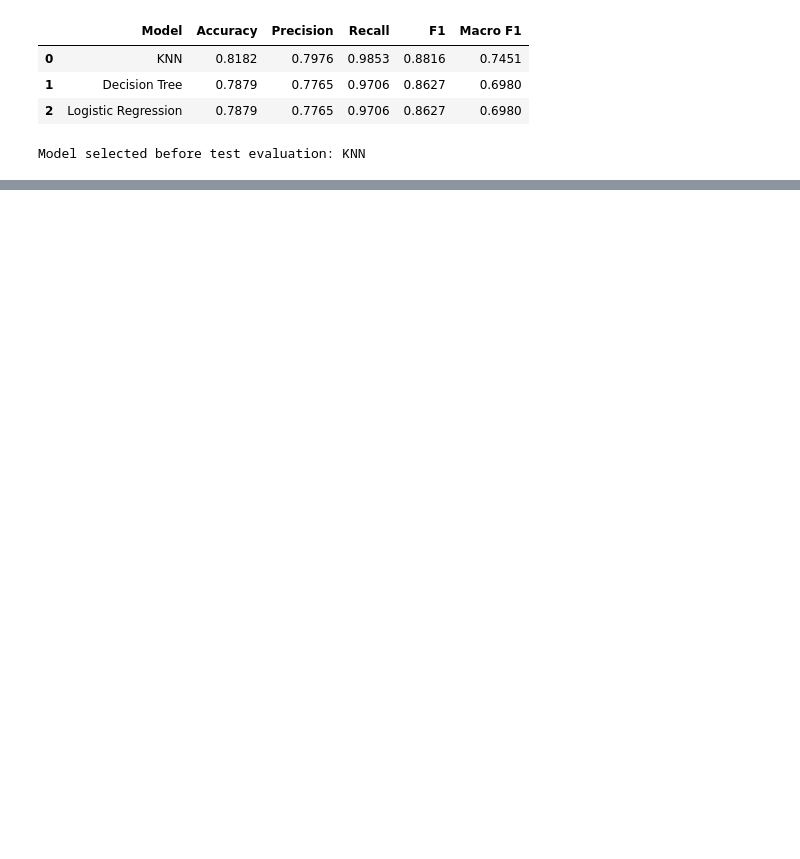
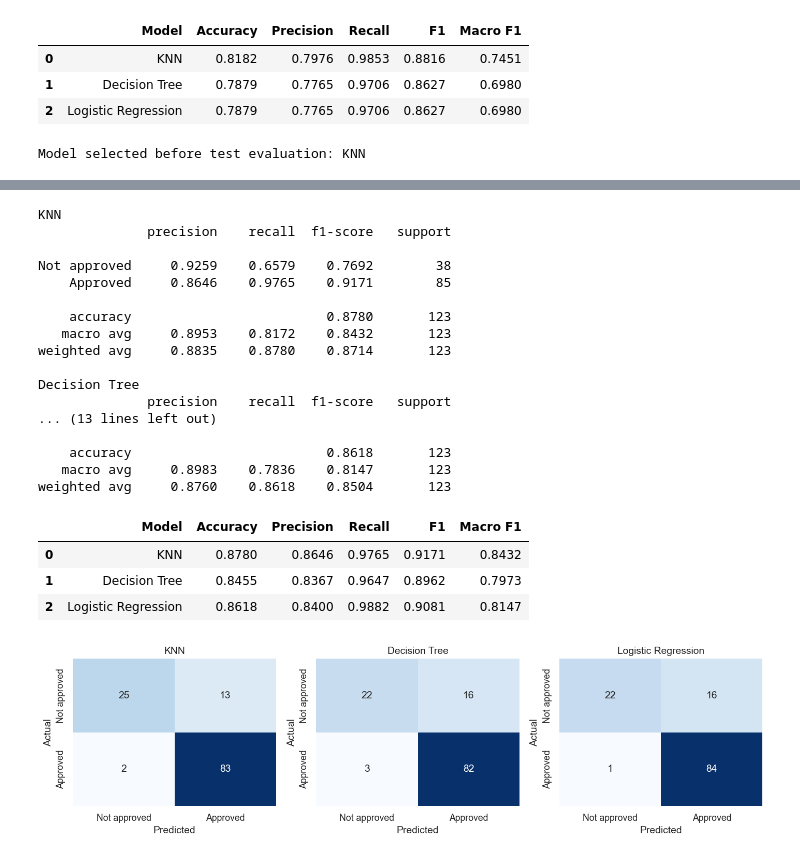
Before and after one commit to fayzliaqat/week3-supervised-models, a Jupyter notebook: week3_supervised_models.ipynb, the cells around one changed output, grey strips where cells are left out. Drawn from its saved outputs; the diff is of its cells as text; code cells hidden in the pictures; blank space fills up the shorter version.

Commit message:
Add model evaluation and Linear Regression comparison

```diff
--- a/week3_supervised_models.ipynb
+++ b/week3_supervised_models.ipynb
@@ -391,0 +464,54 @@ Model selected before test evaluation: KNN
+# %%
+modelResults = []
+for modelName, predictions in testPredictions.items():
+    modelResults.append(calculateScores(modelName, testTarget, predictions))
+
+    reportText = classification_report(
+        testTarget, predictions, labels=[0, 1],
+        target_names=["Not approved", "Approved"], digits=4, zero_division=0
+    )
+    print(modelName)
+    print(reportText)
+    reportFileName = modelName.lower().replace(" ", "_") + "_classification_report.txt"
+    (outputDir / reportFileName).write_text(reportText, encoding="utf-8")
+
+comparisonTable = pd.DataFrame(modelResults)
+display(comparisonTable.round(4))
+comparisonTable.to_csv(outputDir / "model_comparison.csv", index=False)
+
+fig, axes = plt.subplots(1, 3, figsize=(13, 3.7))
+for axis, modelName in zip(axes, finalModels):
+    modelMatrix = confusion_matrix(testTarget, testPredictions[modelName], labels=[0, 1])
+    sns.heatmap(modelMatrix, annot=True, fmt="d", cmap="Blues", cbar=False,
+                xticklabels=["Not approved", "Approved"],
+                yticklabels=["Not approved", "Approved"], ax=axis)
+    axis.set_title(modelName)
+    axis.set_xlabel("Predicted")
+    axis.set_ylabel("Actual")
+plt.tight_layout()
+plt.savefig(outputDir / "confusion_matrices.png", dpi=180)
+plt.show()
+plt.close()
+# %% [output]
+KNN
+              precision    recall  f1-score   support
+
+Not approved     0.9259    0.6579    0.7692        38
+    Approved     0.8646    0.9765    0.9171        85
+
+    accuracy                         0.8780       123
+   macro avg     0.8953    0.8172    0.8432       123
+weighted avg     0.8835    0.8780    0.8714       123
+
+Decision Tree
+              precision    recall  f1-score   support
+... (13 lines left out)
+
+    accuracy                         0.8618       123
+   macro avg     0.8983    0.7836    0.8147       123
+weighted avg     0.8760    0.8618    0.8504       123
+|  | Model | Accuracy | Precision | Recall | F1 | Macro F1 |
+| 0 | KNN | 0.8780 | 0.8646 | 0.9765 | 0.9171 | 0.8432 |
+| 1 | Decision Tree | 0.8455 | 0.8367 | 0.9647 | 0.8962 | 0.7973 |
+| 2 | Logistic Regression | 0.8618 | 0.8400 | 0.9882 | 0.9081 | 0.8147 |
+[figure, added]
```
Also changed, not shown: parts of 16 cells of this notebook, 14 other files.
